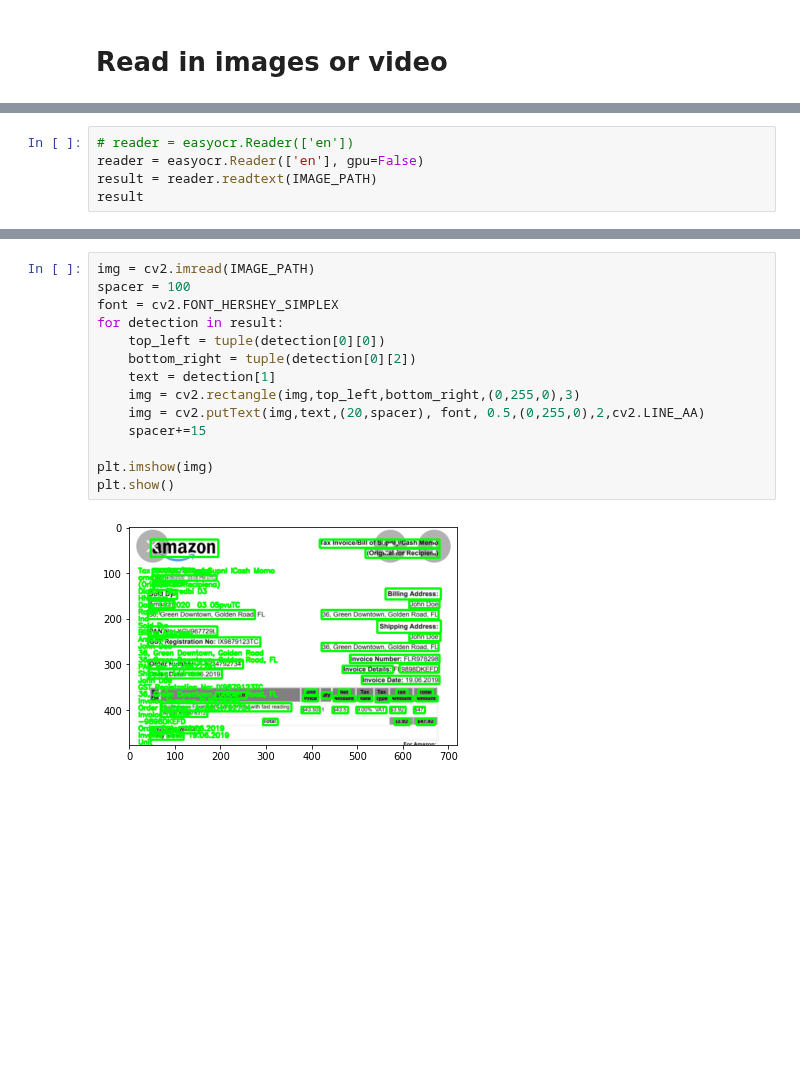
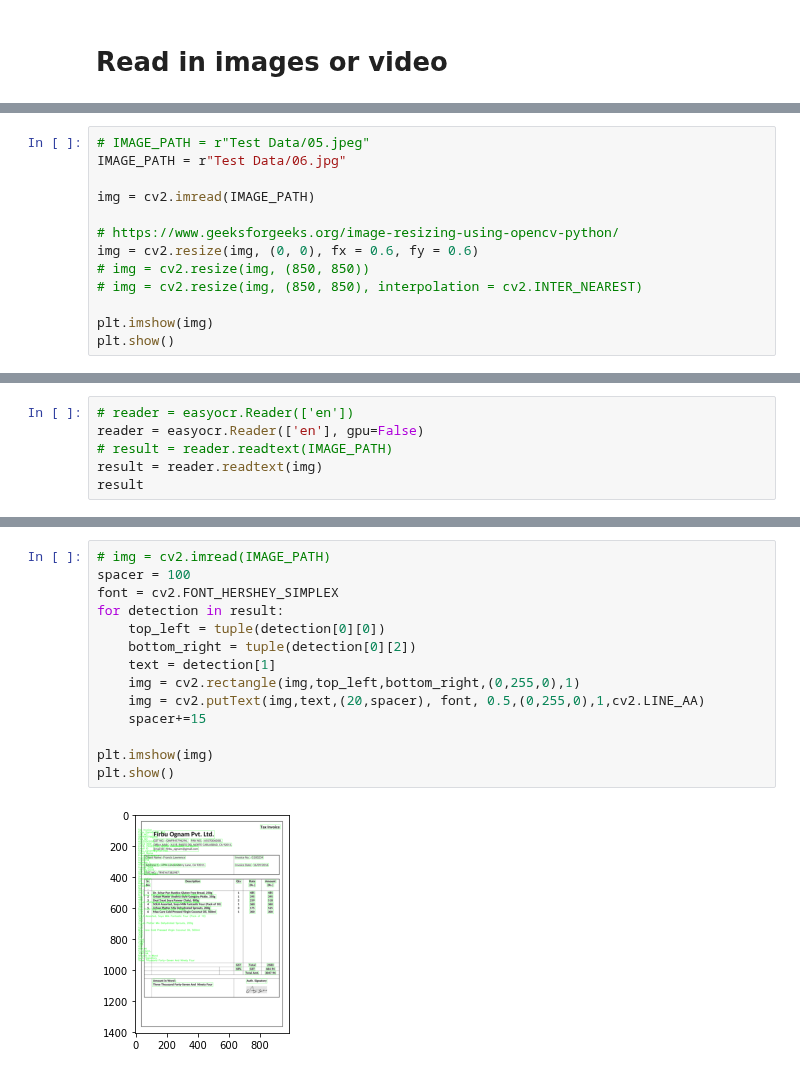
Before and after one commit to mungekarkiran/Basic_Python, a Jupyter notebook: Suresh Interview Project/Project OCR/Project Invoice.ipynb, the cells around one changed output, grey strips where cells are left out. Saved outputs shown, nothing was run; the diff lists cells and outputs as text; blank space fills up the shorter version.

Commit message:
29102022 - sample test

```diff
--- a/Suresh Interview Project/Project OCR/Project Invoice.ipynb
+++ b/Suresh Interview Project/Project OCR/Project Invoice.ipynb
@@ -66,0 +65,13 @@ IMAGE_PATH = r"Test Data/05.jpeg"
+# %%
+# IMAGE_PATH = r"Test Data/05.jpeg"
+IMAGE_PATH = r"Test Data/06.jpg"
+
+img = cv2.imread(IMAGE_PATH)
+
+# https://www.geeksforgeeks.org/image-resizing-using-opencv-python/
+img = cv2.resize(img, (0, 0), fx = 0.6, fy = 0.6)
+# img = cv2.resize(img, (850, 850))
+# img = cv2.resize(img, (850, 850), interpolation = cv2.INTER_NEAREST)
+
+plt.imshow(img)
+plt.show()
@@ -67,7 +80,8 @@ IMAGE_PATH = r"Test Data/05.jpeg"
 # %%
 # reader = easyocr.Reader(['en'])
 reader = easyocr.Reader(['en'], gpu=False)
-result = reader.readtext(IMAGE_PATH)
+# result = reader.readtext(IMAGE_PATH)
+result = reader.readtext(img)
 result
 # %% [output]
 Using CPU. Note: This module is much faster with a GPU.
@@ -91,16 +105,16 @@ Using CPU. Note: This module is much faster with a GPU.
 # %%
-img = cv2.imread(IMAGE_PATH)
+# img = cv2.imread(IMAGE_PATH)
 spacer = 100
 font = cv2.FONT_HERSHEY_SIMPLEX
 for detection in result:
     top_left = tuple(detection[0][0])
     bottom_right = tuple(detection[0][2])
     text = detection[1]
-    img = cv2.rectangle(img,top_left,bottom_right,(0,255,0),3)
-    img = cv2.putText(img,text,(20,spacer), font, 0.5,(0,255,0),2,cv2.LINE_AA)
+    img = cv2.rectangle(img,top_left,bottom_right,(0,255,0),1)
+    img = cv2.putText(img,text,(20,spacer), font, 0.5,(0,255,0),1,cv2.LINE_AA)
     spacer+=15
 
 plt.imshow(img)
 plt.show()
 # %% [output]
-[figure, old version]
+[figure, new version]
```
Also changed, not shown: parts of 5 cells of this notebook.
